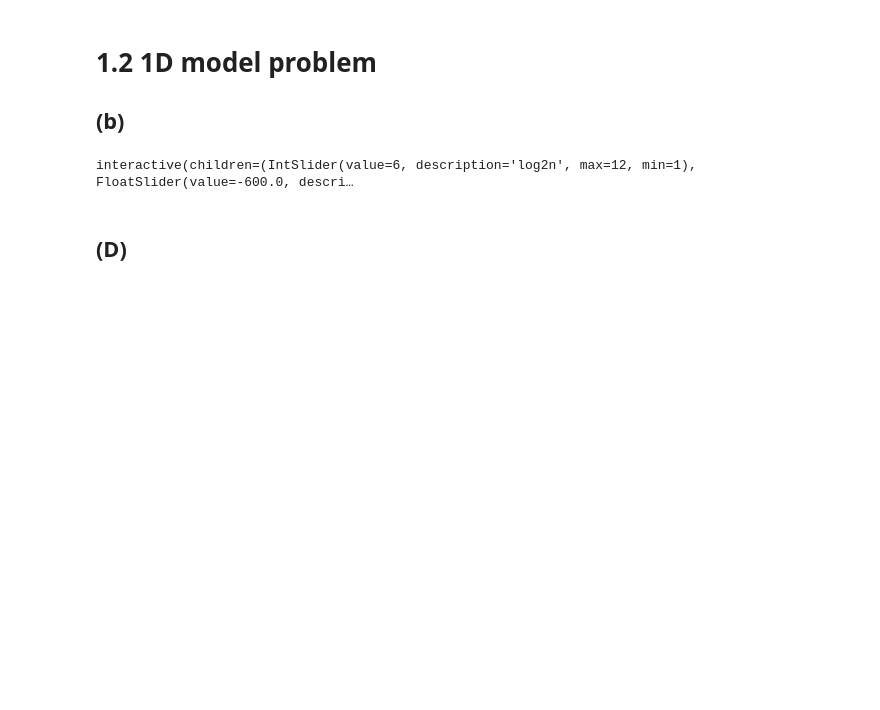
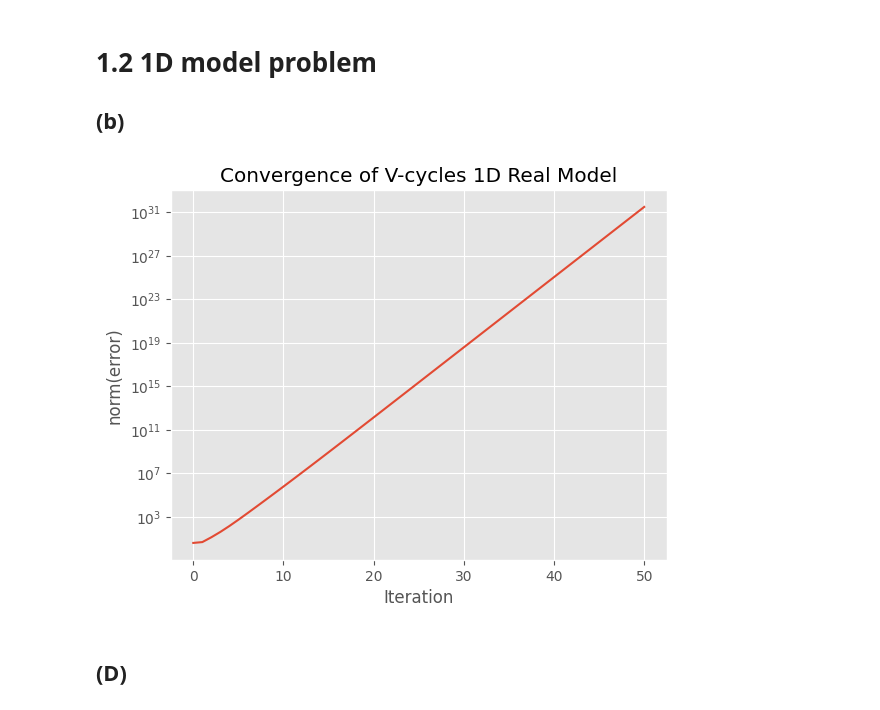
Before and after one commit to ISIPINK/Project-2023-2024-Multigrid-voor-het-oplossen-van-complex-waardige-Helmholtz-problemen, a Jupyter notebook: code/main.ipynb, the cells around one changed output. Saved outputs shown, nothing was run; the diff lists cells and outputs as text; code cells hidden in the pictures; blank space fills up the shorter version.

```diff
--- a/code/main.ipynb
+++ b/code/main.ipynb
@@ -29,45 +25,38 @@ The autoreload extension is already loaded. To reload it, use:
 ## (b)
 # %%
-def helmholtz1D_model(sigma=-600, omega = 2/3,n=64,recursion_depth=5,iterations =50):
+def helmholtz1D_model_1_2b(sigma=-600, omega = 2/3,n=64,recursion_depth=5,iterations =50):
     f = pointsource_half(n)
     u_approx = guessv0(n)
     u_exact = spsolve(helmholtz1D(n,sigma),f)
     errors = [u_exact-u_approx]
     for _ in range(iterations):
         u_approx = geoVcycle(
             mat = partial(helmholtz1D,sigma=sigma),
             f= f,
             u = u_approx,
             nu1=1,
             nu2=1,
             relax=partial(wjacobi,omega= omega),
             restrict=simple_restrict,
             interpolate=simple_interpolate,
             recursion_depth=recursion_depth)
         errors.append(u_exact-u_approx)
     return errors
 
-@interact(
-    log2n=widgets.IntSlider(min=1, max=12, value=6),
-    sigma_real=widgets.FloatSlider(min=-10**3, max=10**3, step=1, value=-600,description=r"R(sig)$"),
-    sigma_complex=widgets.FloatSlider(min=-10**3, max=10**3, step=1, value=-300,description=r"im(sig)"),
-    omega_real=widgets.FloatSlider(min=-1, max=1, step=0.1, value=2/3,description=r"R(omega)"),
-    omega_complex=widgets.FloatSlider(min=-1, max=1, step=0.01, value=-0.1,description=r"Im(omega)")
-)
-def tmp(log2n,sigma_real,sigma_complex,omega_real,omega_complex):
-    n = int(2**log2n)
-    sigma = complex(sigma_real,sigma_complex)
-    omega = complex(omega_real,omega_complex)
-    errors = helmholtz1D_model(sigma=sigma,omega=omega,n=n,recursion_depth=20,iterations =50)
-    norms = np.array([norm(e) for e in errors])
-    plt.plot(norms)
-    plt.xlabel("Iteration")
-    plt.ylabel("norm(error)")
-    plt.yscale("log")
-    plt.title("Convergence of V-cycles")
-    plt.show()
+n = 64
+sigma = -600
+omega = 2/3
+errors = helmholtz1D_model_1_2b(sigma=sigma,omega=omega,n=n,recursion_depth=20,iterations =50)
+norms = np.array([norm(e) for e in errors])
+plt.plot(norms)
+plt.xlabel("Iteration")
+plt.ylabel("norm(error)")
+plt.yscale("log")
+plt.title("Convergence of V-cycles 1D Real Model")
+plt.savefig("./plts/convergence_1Dreal", dpi=300)
+plt.show()
 # %% [output]
-interactive(children=(IntSlider(value=6, description='log2n', max=12, min=1), FloatSlider(value=-600.0, descri…
+[figure, added]
 # %% [markdown]
 ## (D)
 # %%
```
Also changed, not shown: parts of 20 cells of this notebook, 15 other files.
